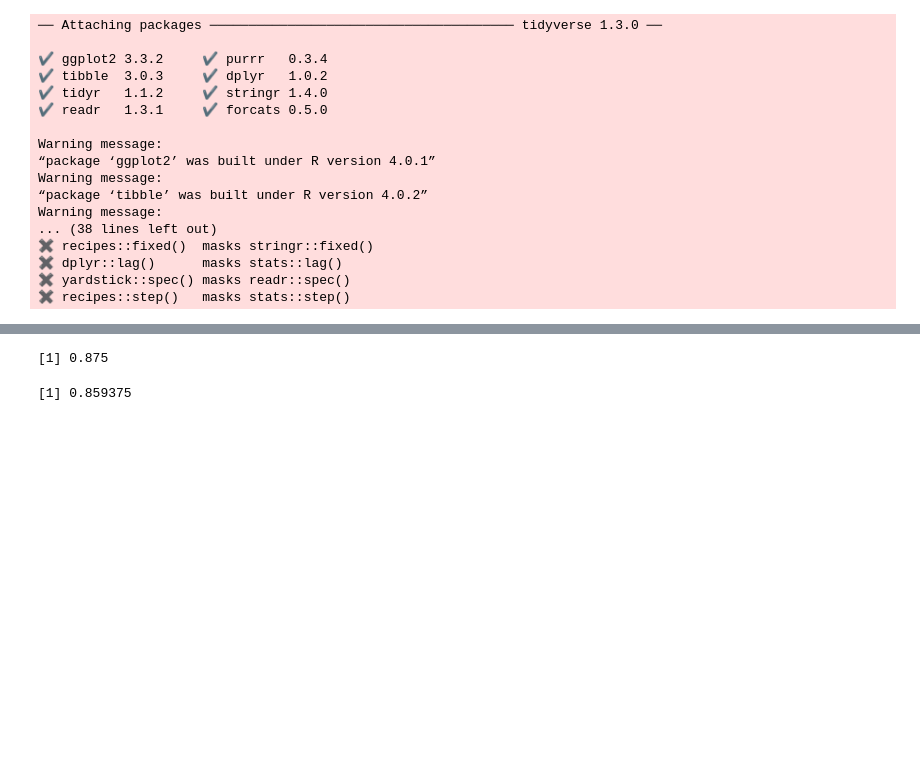
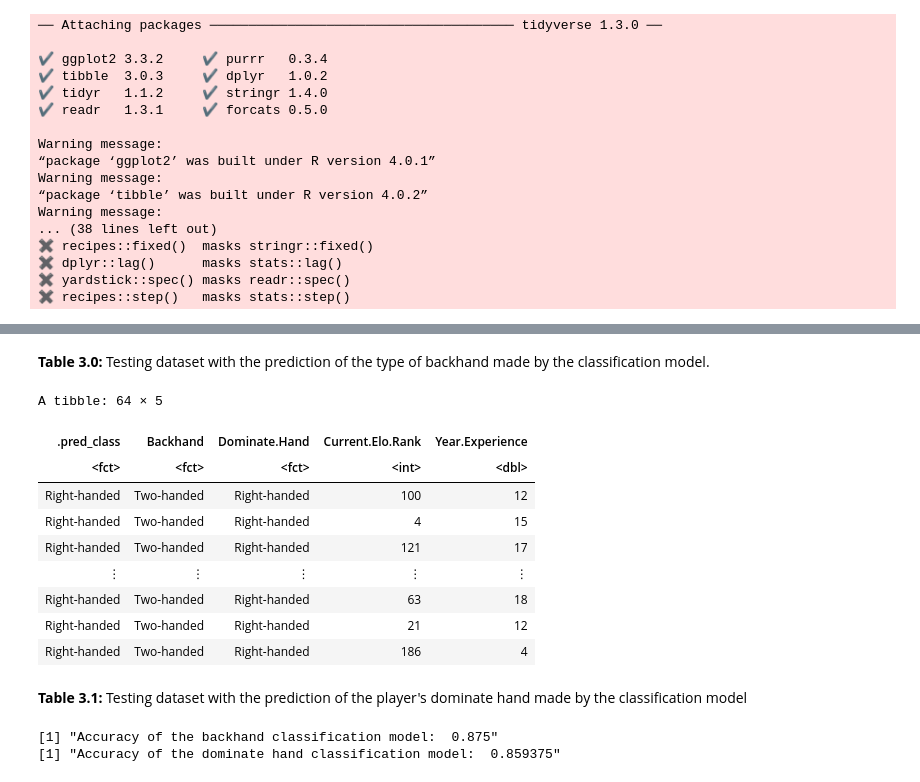
Before and after one commit to J4mesAcastor/group5_player_stats, a Jupyter notebook: Report.ipynb, the cells around one changed output, grey strips where cells are left out. Cells and saved outputs as stored; diff of their text form; code cells hidden in the pictures; blank space fills up the shorter version.

```diff
--- a/Report.ipynb
+++ b/Report.ipynb
@@ -232,28 +336,37 @@ dominate_fit <- workflow() %>%
+# %% [markdown]
+<b>Table 3.0:</b> Testing dataset with the prediction of the type of backhand made by the classification model.
+# %%
+dominate_predictions
+# %% [output]
+A tibble: 64 × 5
+| .pred_class | Backhand | Dominate.Hand | Current.Elo.Rank | Year.Experience |
+| <fct> | <fct> | <fct> | <int> | <dbl> |
+| Right-handed | Two-handed | Right-handed | 100 | 12 |
+| Right-handed | Two-handed | Right-handed | 4 | 15 |
+| Right-handed | Two-handed | Right-handed | 121 | 17 |
+| ⋮ | ⋮ | ⋮ | ⋮ | ⋮ |
+| Right-handed | Two-handed | Right-handed | 63 | 18 |
+| Right-handed | Two-handed | Right-handed | 21 | 12 |
+| Right-handed | Two-handed | Right-handed | 186 | 4 |
+# %% [markdown]
+<b>Table 3.1:</b> Testing dataset with the prediction of the player's dominate hand made by the classification model
 # %%
 set.seed(1234) # DO NOT REMOVE
-# Calculating accuracies of predictions with testing set
-back_predictions <- back_fit %>%
-    predict(back_testing) %>%
-    bind_cols(back_testing)
-
+# Calculating the accuracy of the predictions the classification model made
 back_accuracy <- back_predictions %>%
     metrics(truth = Backhand, estimate = .pred_class) %>%
     filter(.metric == "accuracy") %>%
     select(.estimate) %>%
     pull()
 
-dominate_predictions <- dominate_fit %>%
-    predict(dominate_testing) %>%
-    bind_cols(dominate_testing)
-
 dominate_accuracy <- dominate_predictions %>%
     metrics(truth = Dominate.Hand, estimate = .pred_class) %>%
     filter(.metric == "accuracy") %>%
     select(.estimate) %>%
     pull()
-
-back_accuracy
-dominate_accuracy
-# %% [output]
-[1] 0.875
-[1] 0.859375
+# %%
+print(paste("Accuracy of the backhand classification model: ", back_accuracy))
+print(paste("Accuracy of the dominate hand classification model: ", dominate_accuracy))
+# %% [output]
+[1] "Accuracy of the backhand classification model:  0.875"
+[1] "Accuracy of the dominate hand classification model:  0.859375"
```
Also changed, not shown: parts of 34 cells of this notebook.
